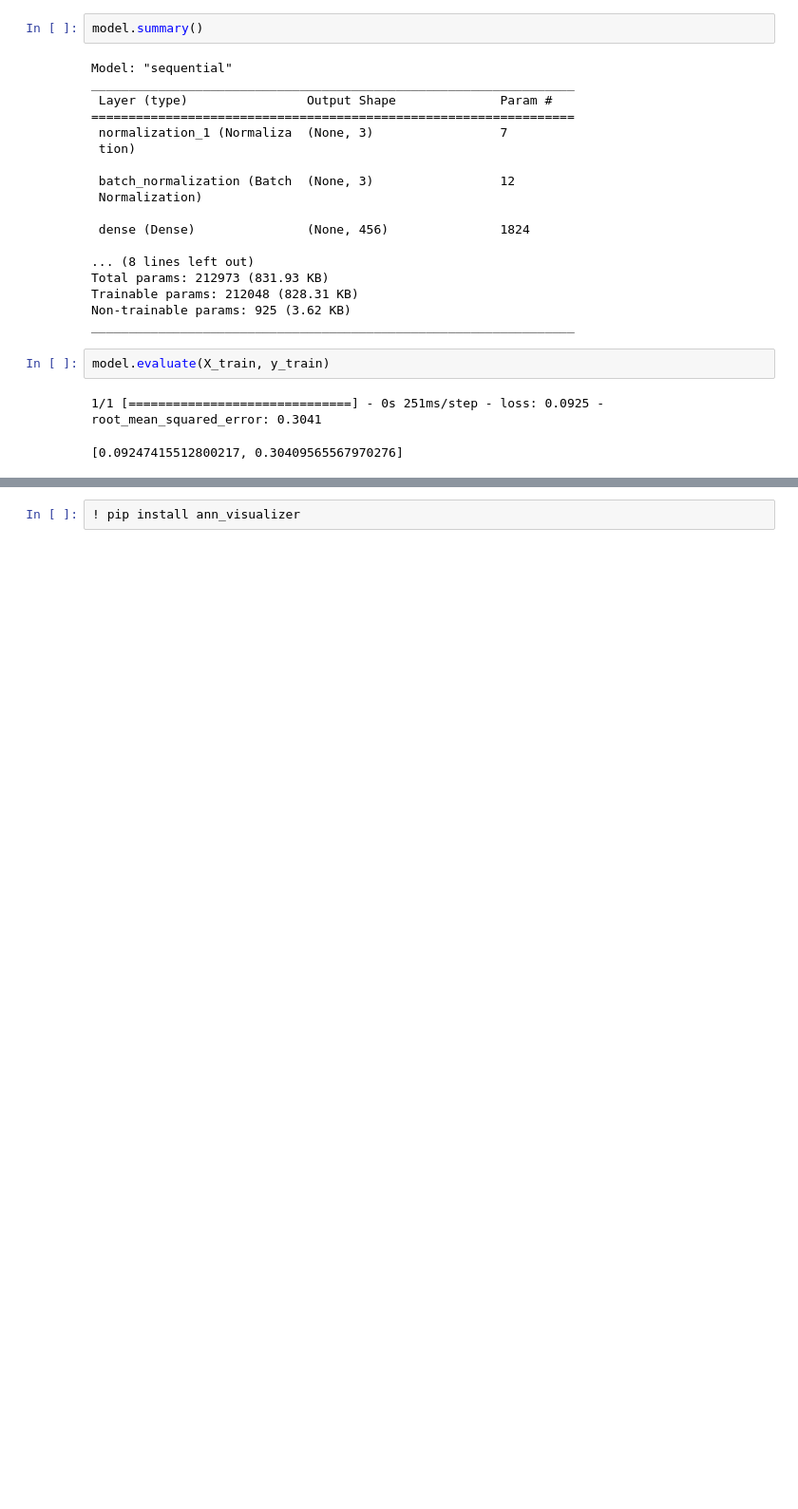
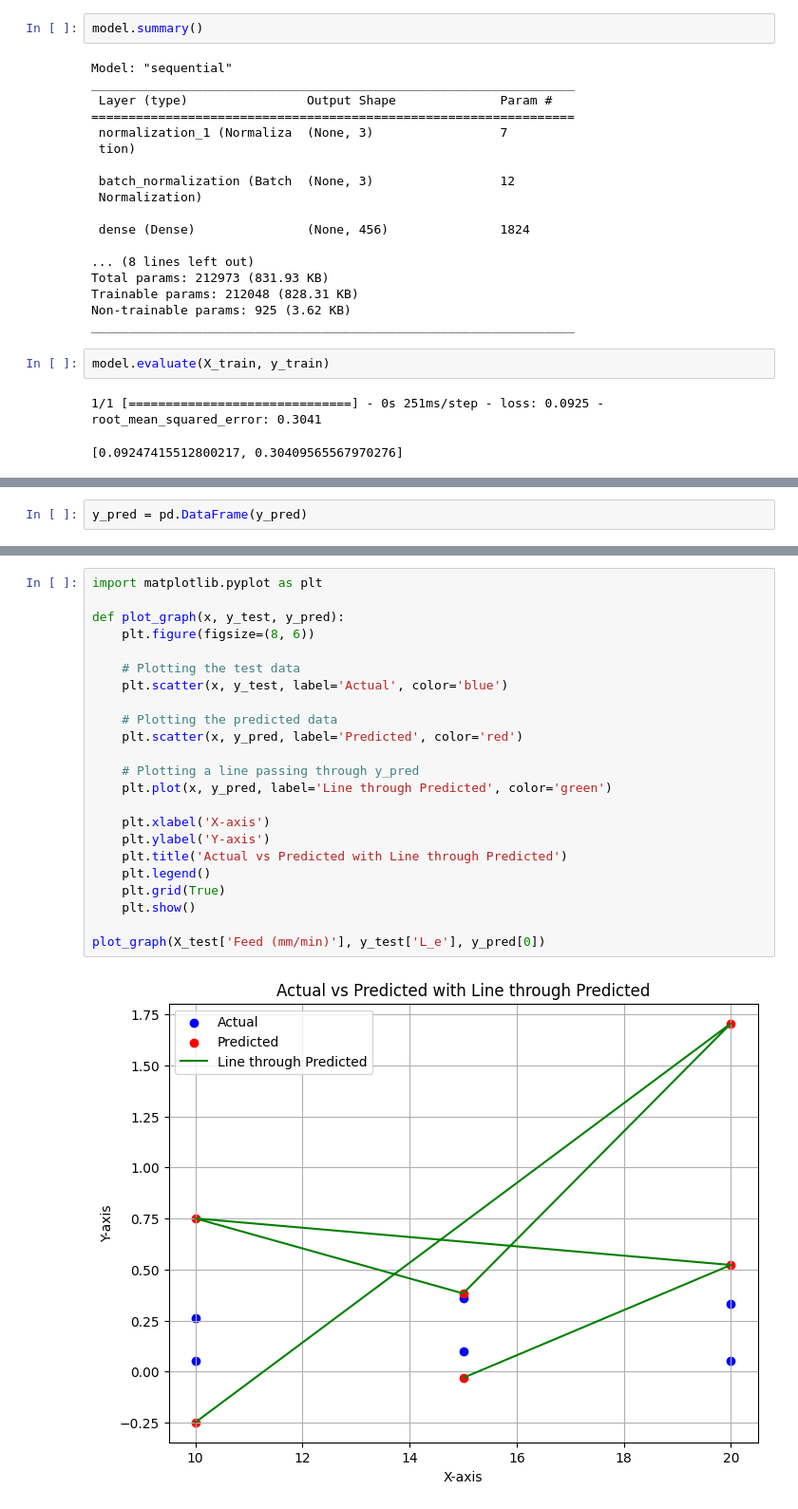
Before and after one commit to VardanMittal/Micromilling_process_optimisation, a Jupyter notebook: main2.ipynb, the cells around one changed output, grey strips where cells are left out. Shown at 95% size. Cells and saved outputs as stored; diff of their text form; blank space fills up the shorter version.

```diff
--- a/main2.ipynb
+++ b/main2.ipynb
@@ -235,0 +227,2 @@ y_pred = model.predict(X_test)
+# %%
+y_pred = pd.DataFrame(y_pred)
@@ -240,2 +311,25 @@ y_test
-# %%
-! pip install ann_visualizer
+# %%
+import matplotlib.pyplot as plt
+
+def plot_graph(x, y_test, y_pred):
+    plt.figure(figsize=(8, 6))
+
+    # Plotting the test data
+    plt.scatter(x, y_test, label='Actual', color='blue')
+
+    # Plotting the predicted data
+    plt.scatter(x, y_pred, label='Predicted', color='red')
+
+    # Plotting a line passing through y_pred
+    plt.plot(x, y_pred, label='Line through Predicted', color='green')
+
+    plt.xlabel('X-axis')
+    plt.ylabel('Y-axis')
+    plt.title('Actual vs Predicted with Line through Predicted')
+    plt.legend()
+    plt.grid(True)
+    plt.show()
+
+plot_graph(X_test['Feed (mm/min)'], y_test['L_e'], y_pred[0])
+# %% [output]
+[figure, added]
```
Also changed, not shown: parts of 14 cells of this notebook, 5 other files.
